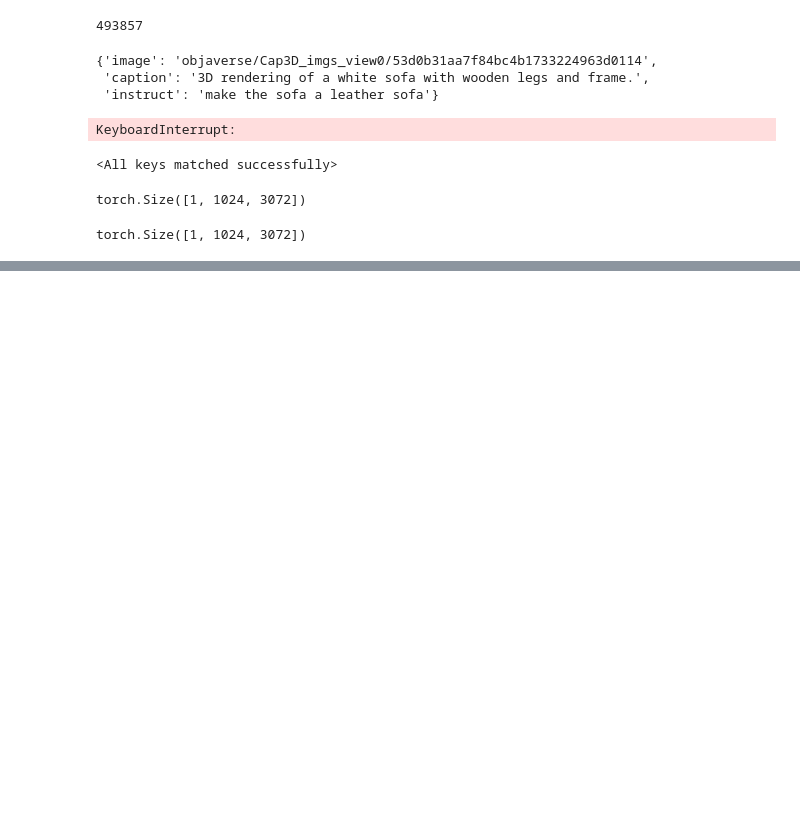
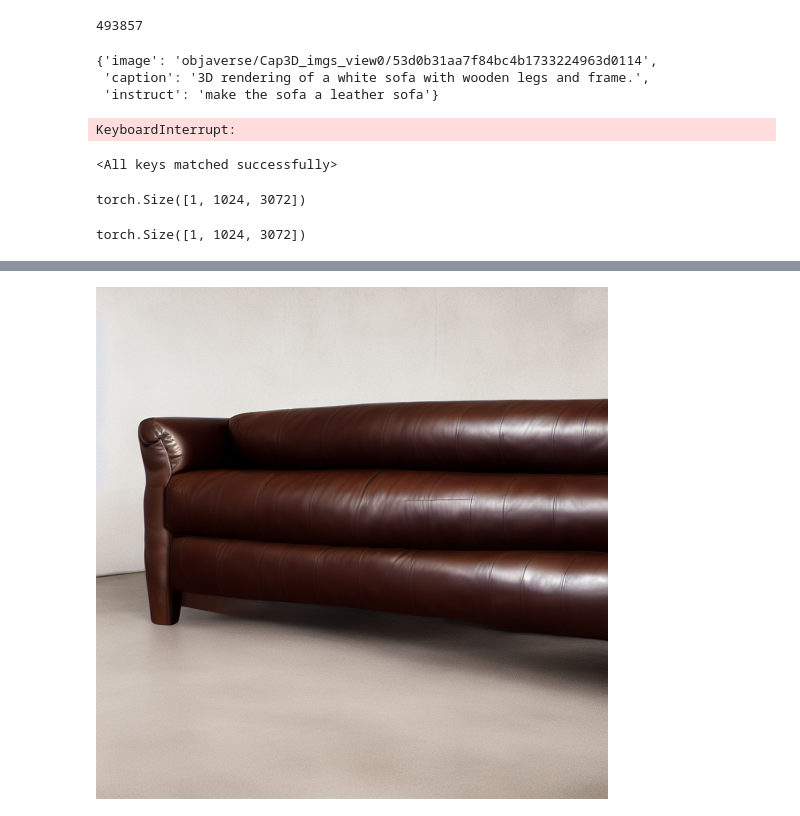
Before and after one commit to Youlixiya/instruct_tri2tri, a Jupyter notebook: test.ipynb, the cells around one changed output, grey strips where cells are left out. Cells and saved outputs as stored; diff of their text form; code cells hidden in the pictures; blank space fills up the shorter version.

```diff
--- a/test.ipynb
+++ b/test.ipynb
@@ -154,0 +260,15 @@ torch.Size([1, 1024, 3072])
+# %%
+import torch
+from diffusers import StableDiffusionInstructPix2PixPipeline, EulerAncestralDiscreteScheduler
+model_id = "ckpts/instruct-pix2pix"
+pipe = StableDiffusionInstructPix2PixPipeline.from_pretrained(model_id, torch_dtype=torch.float16, safety_checker=None)
+pipe.to("cuda")
+pipe.scheduler = EulerAncestralDiscreteScheduler.from_config(pipe.scheduler.config)
+# %%
+image = Image.open('data/objaverse/Cap3D_imgs_view0/53d0b31aa7f84bc4b1733224963d0114')
+# %%
+image = pipe('make the sofa a leather sofa', image=image, num_inference_steps=100, image_guidance_scale=1).images[0]
+# %%
+image
+# %% [output]
+[figure, added]
```
Also changed, not shown: parts of 17 cells of this notebook, 5 other files.
